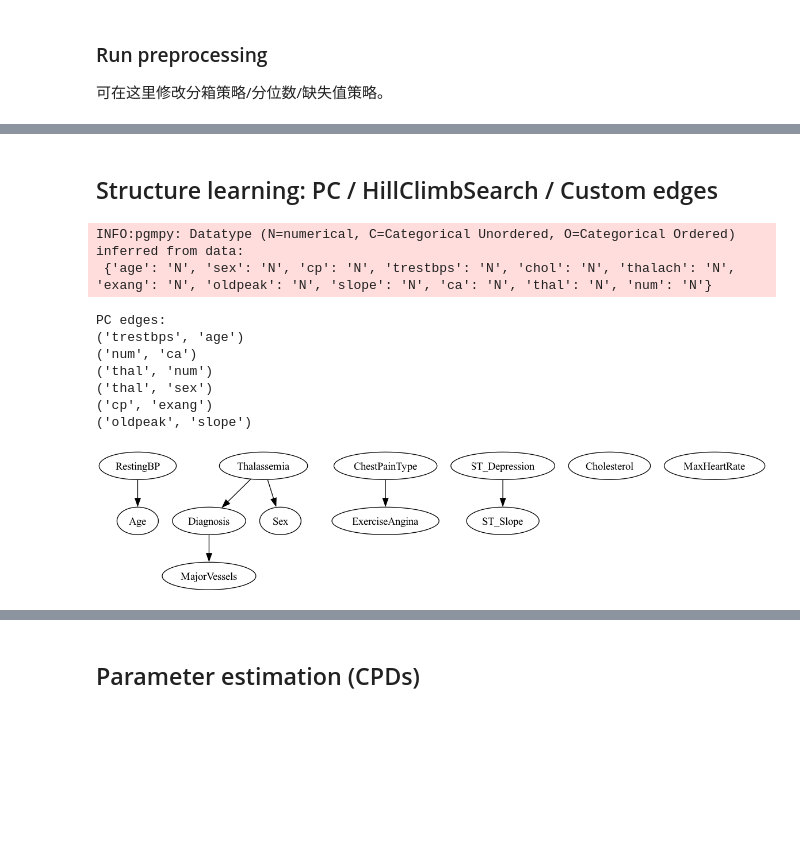
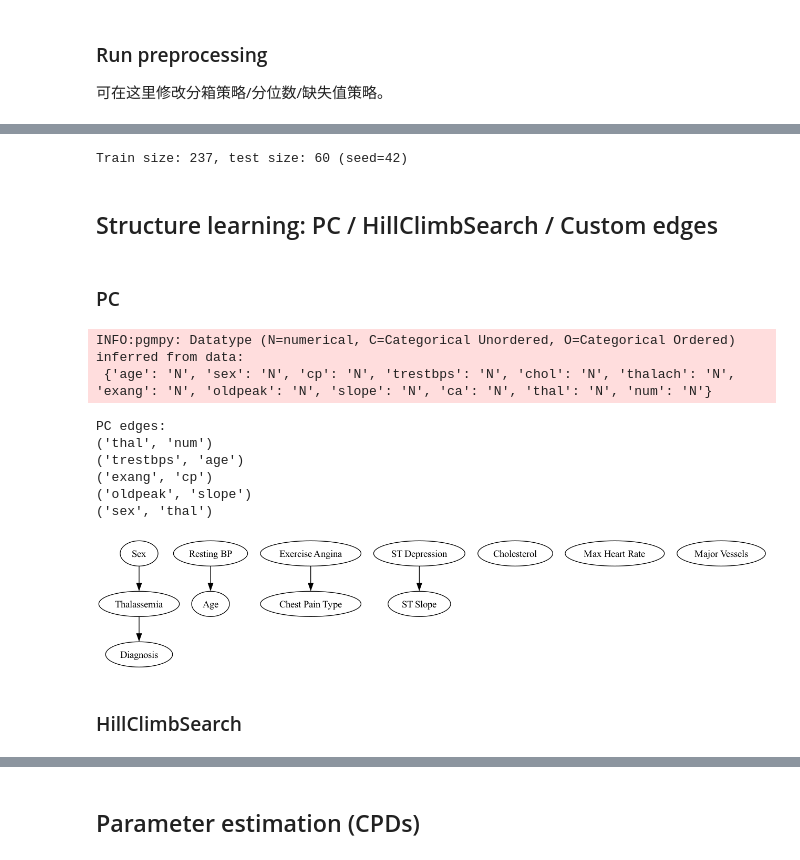
Before and after one commit to AllenYGY/AI3043-Bayesian-Network-Project, a Jupyter notebook: script.ipynb, the cells around one changed output, grey strips where cells are left out. Saved outputs shown, nothing was run; the diff lists cells and outputs as text; code cells hidden in the pictures; blank space fills up the shorter version.

```diff
--- a/script.ipynb
+++ b/script.ipynb
@@ -62,14 +62,14 @@ RIGHT_OPEN_COLS = {"trestbps", "thalach"}  # threshold stays in upper bin (right
 DISPLAY_NAMES = {
     "age": "Age",
     "sex": "Sex",
-    "cp": "ChestPainType",
-    "trestbps": "RestingBP",
+    "cp": "Chest Pain Type",
+    "trestbps": "Resting BP",
     "chol": "Cholesterol",
-    "thalach": "MaxHeartRate",
-    "exang": "ExerciseAngina",
-    "oldpeak": "ST_Depression",
-    "slope": "ST_Slope",
-    "ca": "MajorVessels",
+    "thalach": "Max Heart Rate",
+    "exang": "Exercise Angina",
+    "oldpeak": "ST Depression",
+    "slope": "ST Slope",
+    "ca": "Major Vessels",
     "thal": "Thalassemia",
     "num": "Diagnosis",
 }
@@ -148,6 +148,11 @@ def plot_dag(model, outfile: str = "results/bn_pc.png", layout: str = "spring"):
     plt.tight_layout()
     plt.savefig(outfile, dpi=250)
     plt.close()
+
+def split_train_test(df, test_size: float = 0.2, seed: int = 42):
+    df_shuffled = df.sample(frac=1, random_state=seed).reset_index(drop=True)
+    split_idx = max(1, int(len(df_shuffled) * (1 - test_size)))
+    return df_shuffled.iloc[:split_idx], df_shuffled.iloc[split_idx:]
 # %% [markdown]
 ### Run preprocessing
 可在这里修改分箱策略/分位数/缺失值策略。
@@ -190,3 +275,13 @@ dtype: int64
+# %%
+
+# Split discretized data for training/testing
+split_cfg = SimpleNamespace(test_size=0.2, seed=42)
+train_df_disc, test_df_disc = split_train_test(
+    df_disc, test_size=split_cfg.test_size, seed=split_cfg.seed
+)
+print(f"Train size: {len(train_df_disc)}, test size: {len(test_df_disc)} (seed={split_cfg.seed})")
+# %% [output]
+Train size: 237, test size: 60 (seed=42)
 # %% [markdown]
 ## Structure learning: PC / HillClimbSearch / Custom edges
 # %%
@@ -207,36 +302,39 @@ def show_graphviz(model, prog: str = "dot", outfile: str = "results/bn_graphviz.
         print(f"Graphviz draw failed: {e}")
         return
     display(Image(filename=outfile))
+# %% [markdown]
+### PC
 # %%
 def learn_pc(data: pd.DataFrame, alpha: float = 0.05, max_cond_vars=None):
     pc = PC(data)
     dag: DAG = pc.estimate(
         independence_test="chi_square",
         return_type="dag",
         significance_level=alpha,
         max_cond_vars=max_cond_vars,
     )
     model = DiscreteBayesianNetwork(dag.edges())
     model.add_nodes_from(data.columns)
     return model, dag
 
 
-model_pc, dag_pc = learn_pc(df_disc, alpha=0.05)
+model_pc, dag_pc = learn_pc(train_df_disc, alpha=0.05)
 print("PC edges:")
 for e in model_pc.edges():
     print(e)
 show_graphviz(model_pc, outfile="results/bn_pc_graphviz.png")
 # %% [output]
 INFO:pgmpy: Datatype (N=numerical, C=Categorical Unordered, O=Categorical Ordered) inferred from data:
  {'age': 'N', 'sex': 'N', 'cp': 'N', 'trestbps': 'N', 'chol': 'N', 'thalach': 'N', 'exang': 'N', 'oldpeak': 'N', 'slope': 'N', 'ca': 'N', 'thal': 'N', 'num': 'N'}
 PC edges:
+('thal', 'num')
 ('trestbps', 'age')
-('num', 'ca')
-('thal', 'num')
-('thal', 'sex')
-('cp', 'exang')
+('exang', 'cp')
 ('oldpeak', 'slope')
+('sex', 'thal')
-[figure, old version]
+[figure, new version]
+# %% [markdown]
+### HillClimbSearch
 # %%
 def learn_hc(data: pd.DataFrame, ess: int = 5):
     score = BDeu(data, equivalent_sample_size=ess)
```
Also changed, not shown: parts of 15 cells of this notebook, 12 other files.
